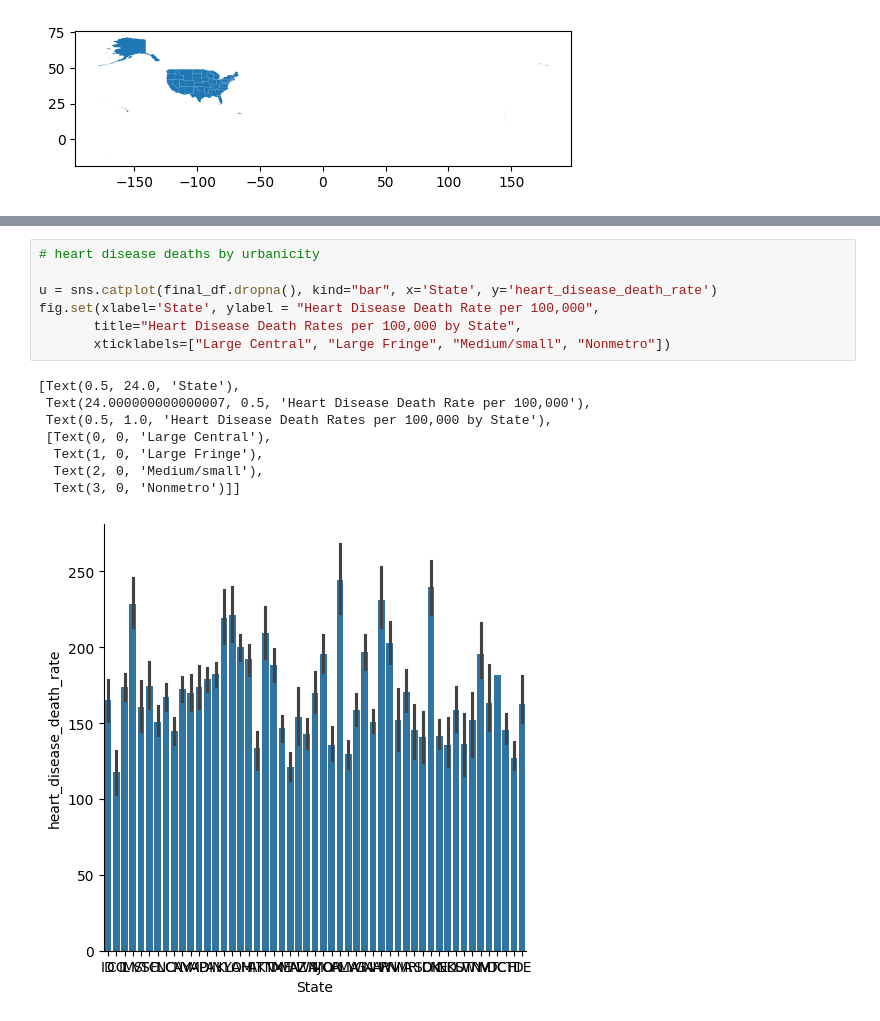
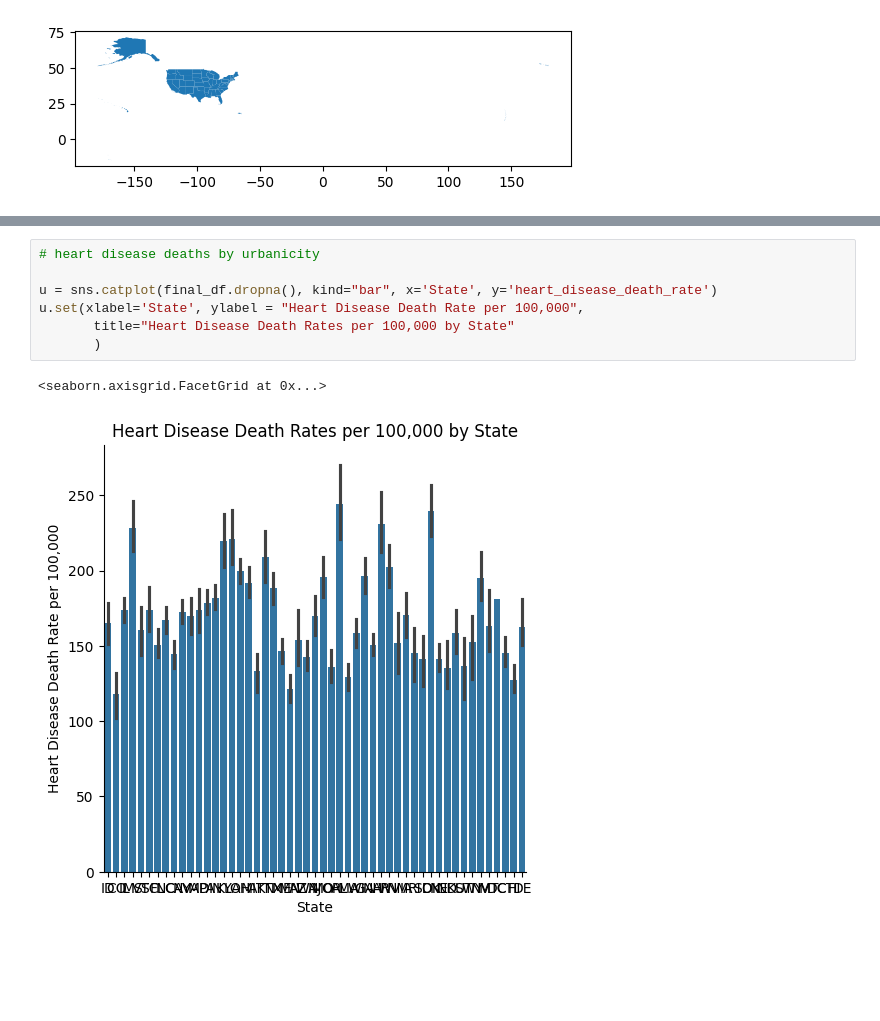
Before and after one commit to kevinwguo/216Project, a Jupyter notebook: Prototype.ipynb, the cells around one changed output, grey strips where cells are left out. Drawn from its saved outputs; the diff is of its cells as text; blank space fills up the shorter version.

```diff
--- a/Prototype.ipynb
+++ b/Prototype.ipynb
@@ -141,16 +141,10 @@ ModuleNotFoundError: No module named 'plotly'
 # %%
 # heart disease deaths by urbanicity
 
 u = sns.catplot(final_df.dropna(), kind="bar", x='State', y='heart_disease_death_rate')
-fig.set(xlabel='State', ylabel = "Heart Disease Death Rate per 100,000",
-       title="Heart Disease Death Rates per 100,000 by State",
-       xticklabels=["Large Central", "Large Fringe", "Medium/small", "Nonmetro"])
+u.set(xlabel='State', ylabel = "Heart Disease Death Rate per 100,000",
+       title="Heart Disease Death Rates per 100,000 by State"
+       )
 # %% [output]
-[Text(0.5, 24.0, 'State'),
- Text(24.000000000000007, 0.5, 'Heart Disease Death Rate per 100,000'),
- Text(0.5, 1.0, 'Heart Disease Death Rates per 100,000 by State'),
- [Text(0, 0, 'Large Central'),
-  Text(1, 0, 'Large Fringe'),
-  Text(2, 0, 'Medium/small'),
-  Text(3, 0, 'Nonmetro')]]
+<seaborn.axisgrid.FacetGrid at 0x...>
-[figure, old version]
+[figure, new version]
```
Also changed, not shown: parts of 2 cells of this notebook.
